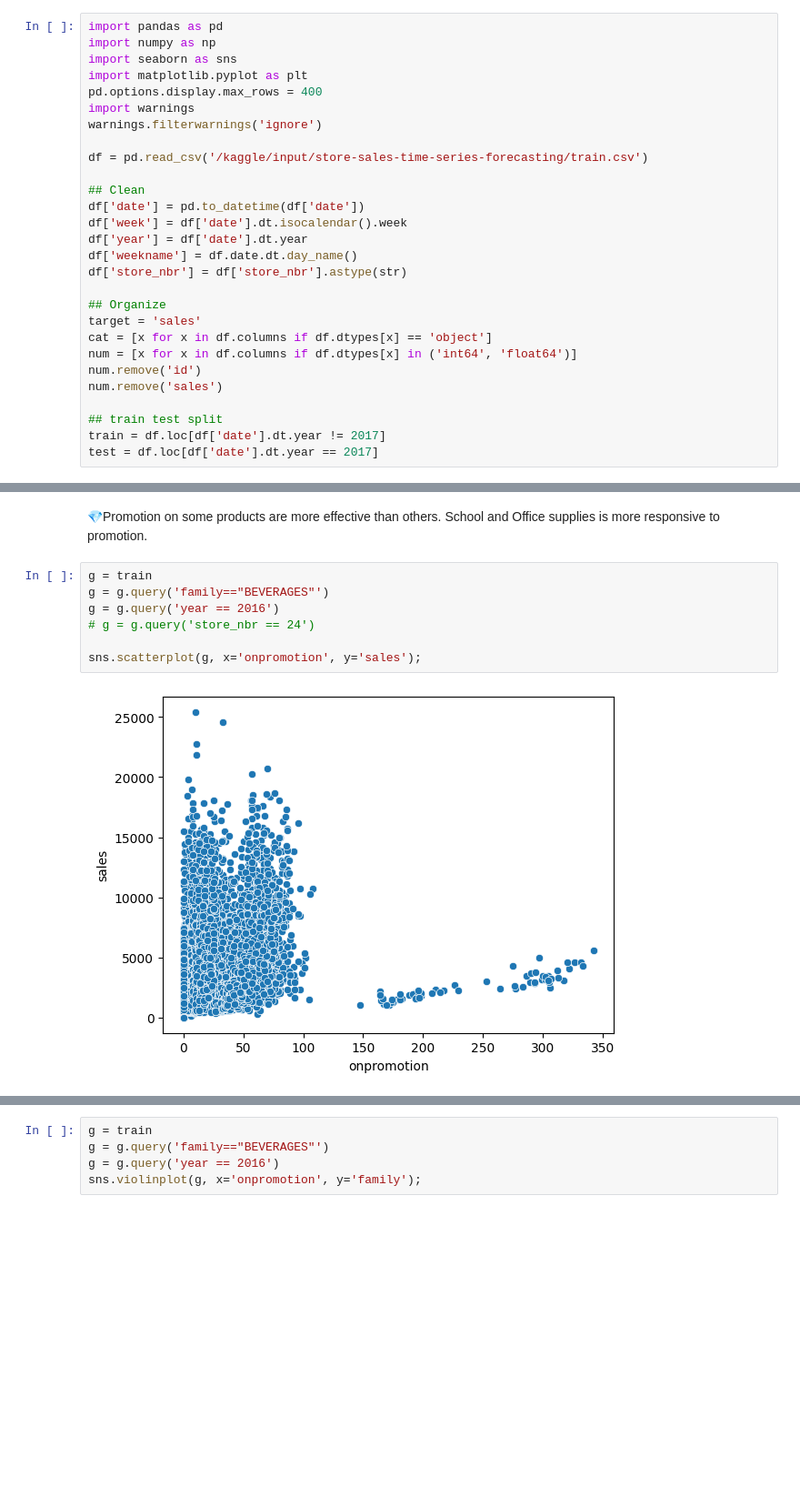
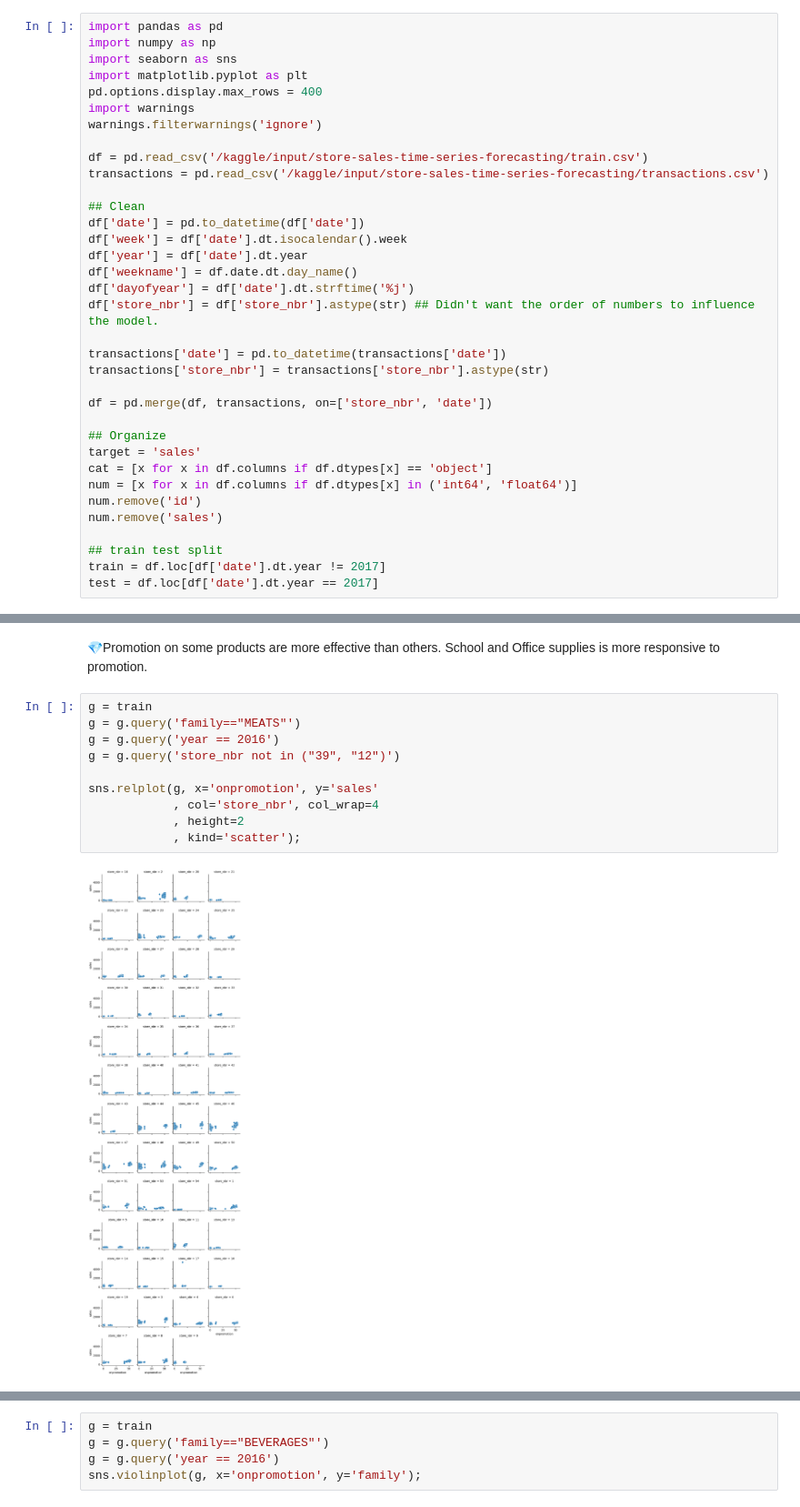
Before and after one commit to cmd-master/store-sales, a Jupyter notebook: store-sales.ipynb, the cells around one changed output, grey strips where cells are left out. Shown at 91% size. Cells and saved outputs as stored; diff of their text form; blank space fills up the shorter version.

Commit message:
Kaggle Notebook | Store Sales | Version 11

```diff
--- a/store-sales.ipynb
+++ b/store-sales.ipynb
@@ -26,13 +26,20 @@ import warnings
 warnings.filterwarnings('ignore')
 
 df = pd.read_csv('/kaggle/input/store-sales-time-series-forecasting/train.csv')
+transactions = pd.read_csv('/kaggle/input/store-sales-time-series-forecasting/transactions.csv')
 
 ## Clean
 df['date'] = pd.to_datetime(df['date'])
 df['week'] = df['date'].dt.isocalendar().week
 df['year'] = df['date'].dt.year
 df['weekname'] = df.date.dt.day_name()
-df['store_nbr'] = df['store_nbr'].astype(str)
+df['dayofyear'] = df['date'].dt.strftime('%j')
+df['store_nbr'] = df['store_nbr'].astype(str) ## Didn't want the order of numbers to influence the model.
+
+transactions['date'] = pd.to_datetime(transactions['date'])
+transactions['store_nbr'] = transactions['store_nbr'].astype(str)
+
+df = pd.merge(df, transactions, on=['store_nbr', 'date'])
 
 ## Organize
 target = 'sales'
@@ -132,13 +151,16 @@ plt.title("How promotion is effective on some products on some stores.");
 💎Promotion on some products are more effective than others. School and Office supplies is more responsive to promotion.
 # %%
 g = train
-g = g.query('family=="BEVERAGES"')
+g = g.query('family=="MEATS"')
 g = g.query('year == 2016')
-# g = g.query('store_nbr == 24')
+g = g.query('store_nbr not in ("39", "12")')
 
-sns.scatterplot(g, x='onpromotion', y='sales');
+sns.relplot(g, x='onpromotion', y='sales'
+            , col='store_nbr', col_wrap=4
+            , height=2
+            , kind='scatter');
 # %% [output]
-[figure, old version]
+[figure, new version]
 # %%
 train['year'].value_counts()
 # %% [output]
```
Also changed, not shown: parts of 13 cells of this notebook.
